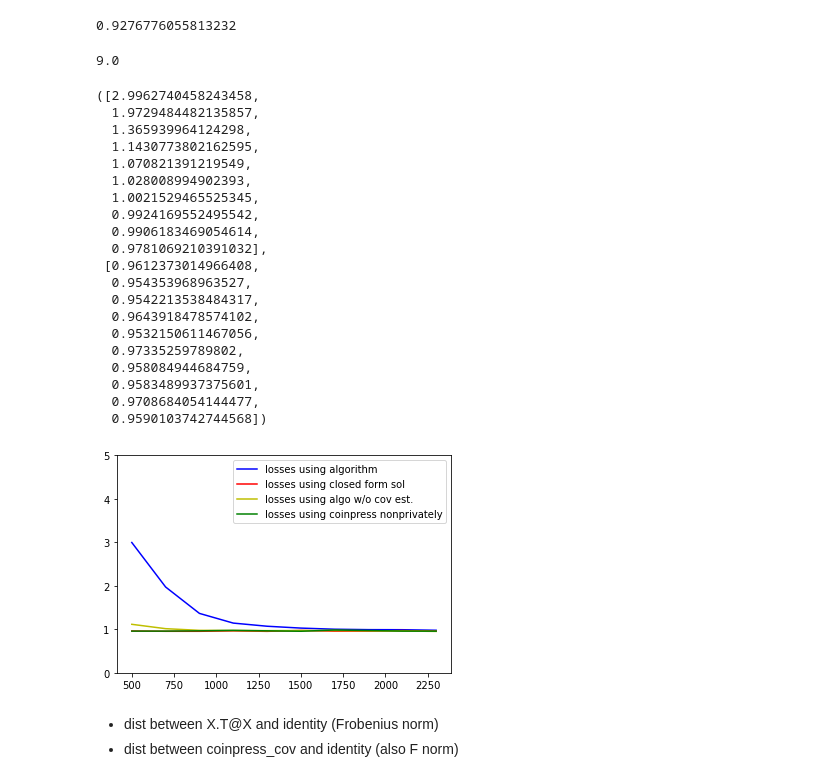
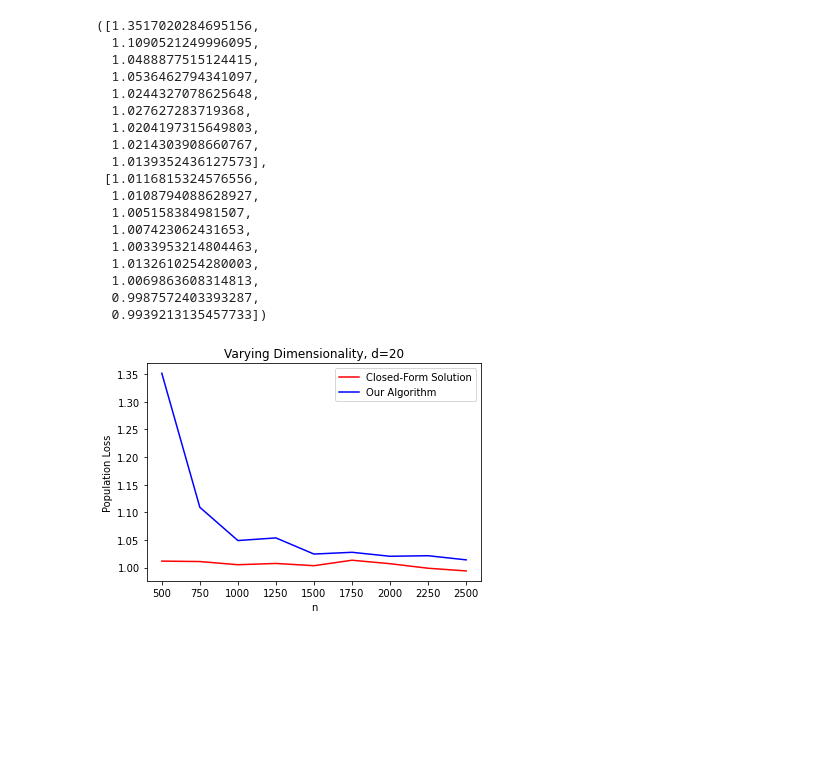
Before and after one commit to tatiana-ediger/coinpress-extension, a Jupyter notebook: coin-press/lin_reg_experimentation.ipynb, the cells around one changed output. Cells and saved outputs as stored; diff of their text form; code cells hidden in the pictures; blank space fills up the shorter version.

```diff
--- a/coin-press/lin_reg_experimentation.ipynb
+++ b/coin-press/lin_reg_experimentation.ipynb
@@ -224,15 +270,8 @@ def pop_loss(beta_hat, beta, d):
 
     '''find squared accuracy of prediction for each entry of x'''
     def dist(xi,yi):
-        return np.clip((xi @ beta_hat - yi) ** 2, -5, 5)
+        return (xi @ beta_hat - yi) ** 2 #np.clip((xi @ beta_hat - yi) ** 2, -5, 5) #
 
-    '''return MSE?'''
+    '''return MSE'''
     losses = list(map(dist, x, y))
-    # clip mean ? throw out really high values instead of trimming mean (throw out values bigger than 5)
     return np.mean(np.array(losses))
-# %%
-""" WHY IS THIS sometimes less than 1?"""
-
-pop_loss([1,2,2],[1,2,2],3)
-# %% [output]
-0.9276776055813232
@@ -248,43 +281,27 @@ def l_inf_error(beta_hat, beta, d):
-# %%
-l_inf_error(np.array([5,5,10]), np.array([1,1,1]), 2)
-# %% [output]
-9.0
 # %%
-# n_values = list(range(100, 1500, 100))#[100,400,900,1000,1050,2000,2500,3000,3500,4000,6000]#,8000,10000]
-# d = 5
-# iters = 30
-# total_privacy_budget=0.5
+n_values = range(500,2700,250)#[500,1000,1500,2000,4000]#,6000,8000,10000]
+d = 5
+iters = 50
+total_privacy_budget=0.5
 
-# losses(n_values, d, iters, total_privacy_budget, excess_loss)
+losses(n_values, d, iters, total_privacy_budget, pop_loss)
+# %% [output]
+([1.3517020284695156,
+  1.1090521249996095,
+  1.0488877515124415,
+  1.0536462794341097,
+  1.0244327078625648,
+  1.027627283719368,
+  1.0204197315649803,
+  1.0214303908660767,
+  1.0139352436127573],
+ [1.0116815324576556,
+  1.0108794088628927,
+  1.005158384981507,
+  1.007423062431653,
+  1.0033953214804463,
+  1.0132610254280003,
+  1.0069863608314813,
+  0.9987572403393287,
+  0.9939213135457733])
+[figure, added]
-# %%
-n_values = range(500,2500,200)#[500,1000,1500,2000,4000]#,6000,8000,10000]
-d = 5
-iters = 30
-total_privacy_budget=0.5
-
-losses(n_values, d, iters, total_privacy_budget, pop_loss)
-# %% [output]
-([2.9962740458243458,
-  1.9729484482135857,
-  1.365939964124298,
-  1.1430773802162595,
-  1.070821391219549,
-  1.028008994902393,
-  1.0021529465525345,
-  0.9924169552495542,
-  0.9906183469054614,
-  0.9781069210391032],
- [0.9612373014966408,
-  0.954353968963527,
-  0.9542213538484317,
-  0.9643918478574102,
-  0.9532150611467056,
-  0.97335259789802,
-  0.958084944684759,
-  0.9583489937375601,
-  0.9708684054144477,
-  0.9590103742744568])
-[figure, removed]
-# %% [markdown]
-- dist between X.T@X and identity (Frobenius norm)
-- dist between coinpress_cov and identity (also F norm)
```
Also changed, not shown: parts of 13 cells of this notebook, 1 other file.
